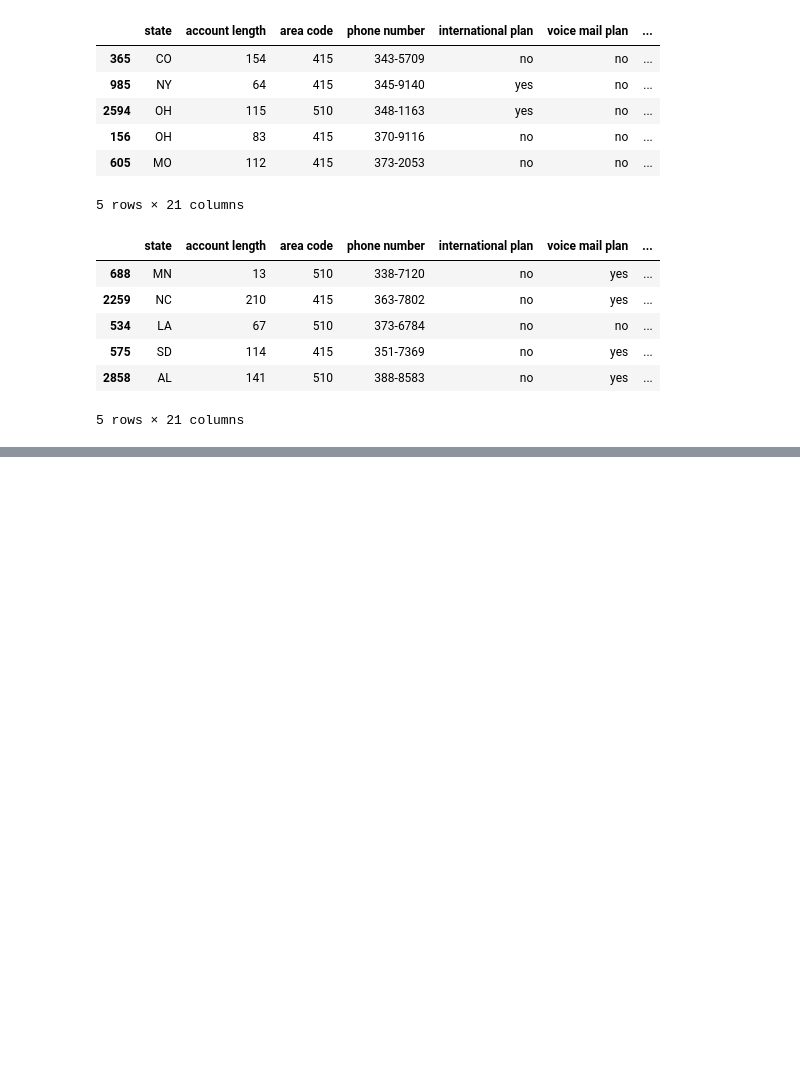
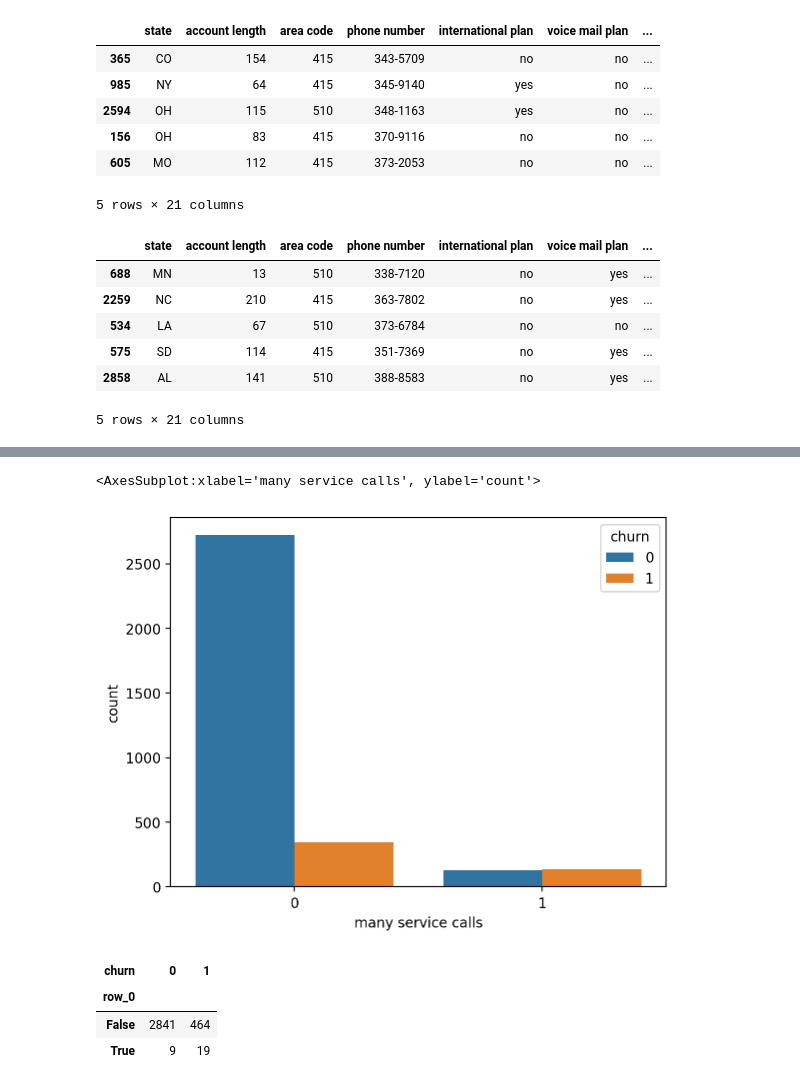
Before and after one commit to jason-nn/python-practice, a Jupyter notebook: EDA/telecom_churn.ipynb, the cells around one changed output, grey strips where cells are left out. Drawn from its saved outputs; the diff is of its cells as text; code cells hidden in the pictures; blank space fills up the shorter version.

```diff
--- a/EDA/telecom_churn.ipynb
+++ b/EDA/telecom_churn.ipynb
@@ -120,0 +368,4 @@ df.sort_values(by=["churn", "total day charge"], ascending=[True, False]).head()
+# %%
+df["many service calls"] = (df["customer service calls"] > 3).astype("int")
+
+pd.crosstab(df["many service calls"], df["churn"], margins=True)
@@ -120,0 +378,12 @@ df.sort_values(by=["churn", "total day charge"], ascending=[True, False]).head()
+# %%
+sns.countplot(x="many service calls", hue="churn", data=df)
+# %% [output]
+<AxesSubplot:xlabel='many service calls', ylabel='count'>
+[figure, added]
+# %%
+pd.crosstab(df["many service calls"] & df["international plan"], df["churn"])
+# %% [output]
+| churn | 0 | 1 |
+| row_0 |  |  |
+| False | 2841 | 464 |
+| True | 9 | 19 |
```
Also changed, not shown: parts of 26 cells of this notebook.
